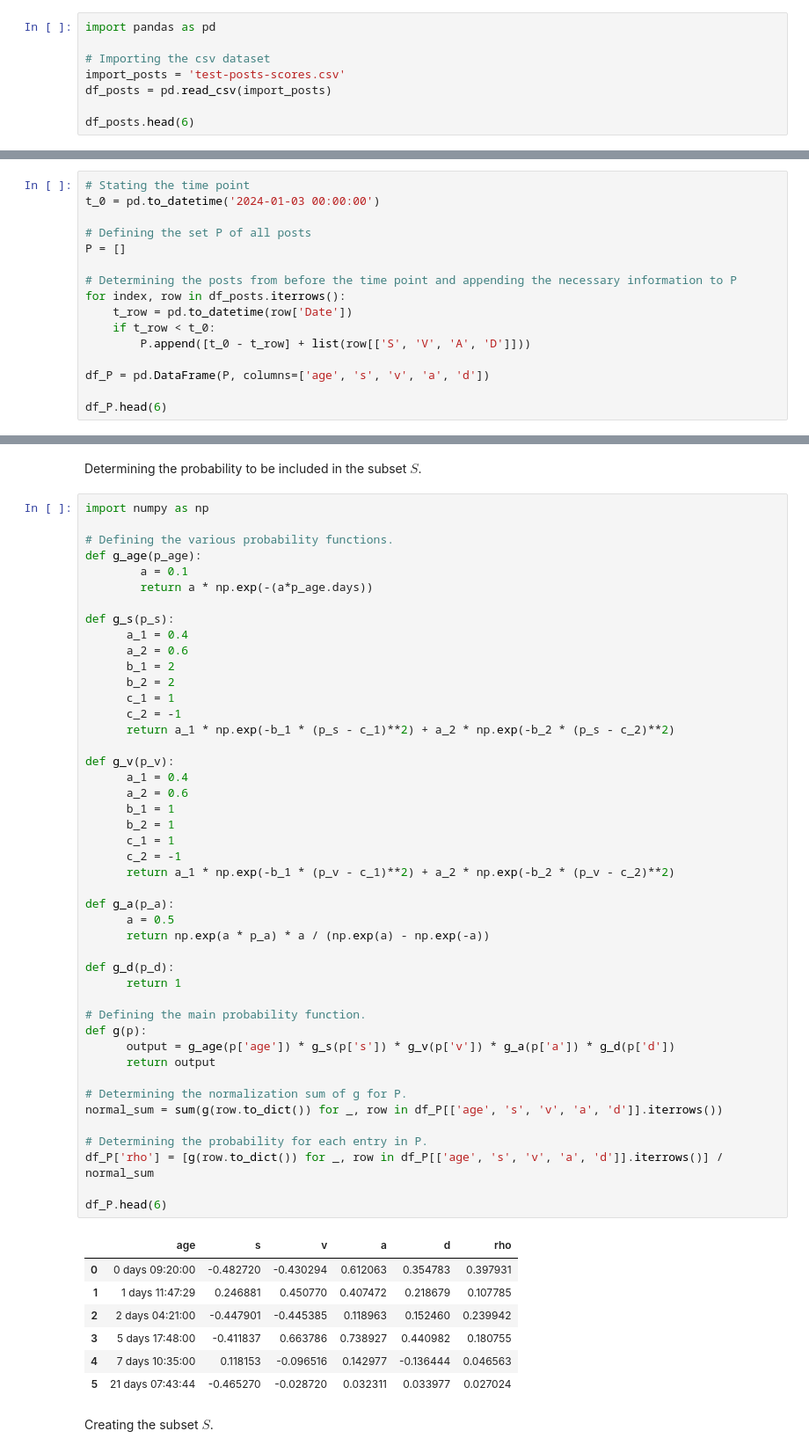
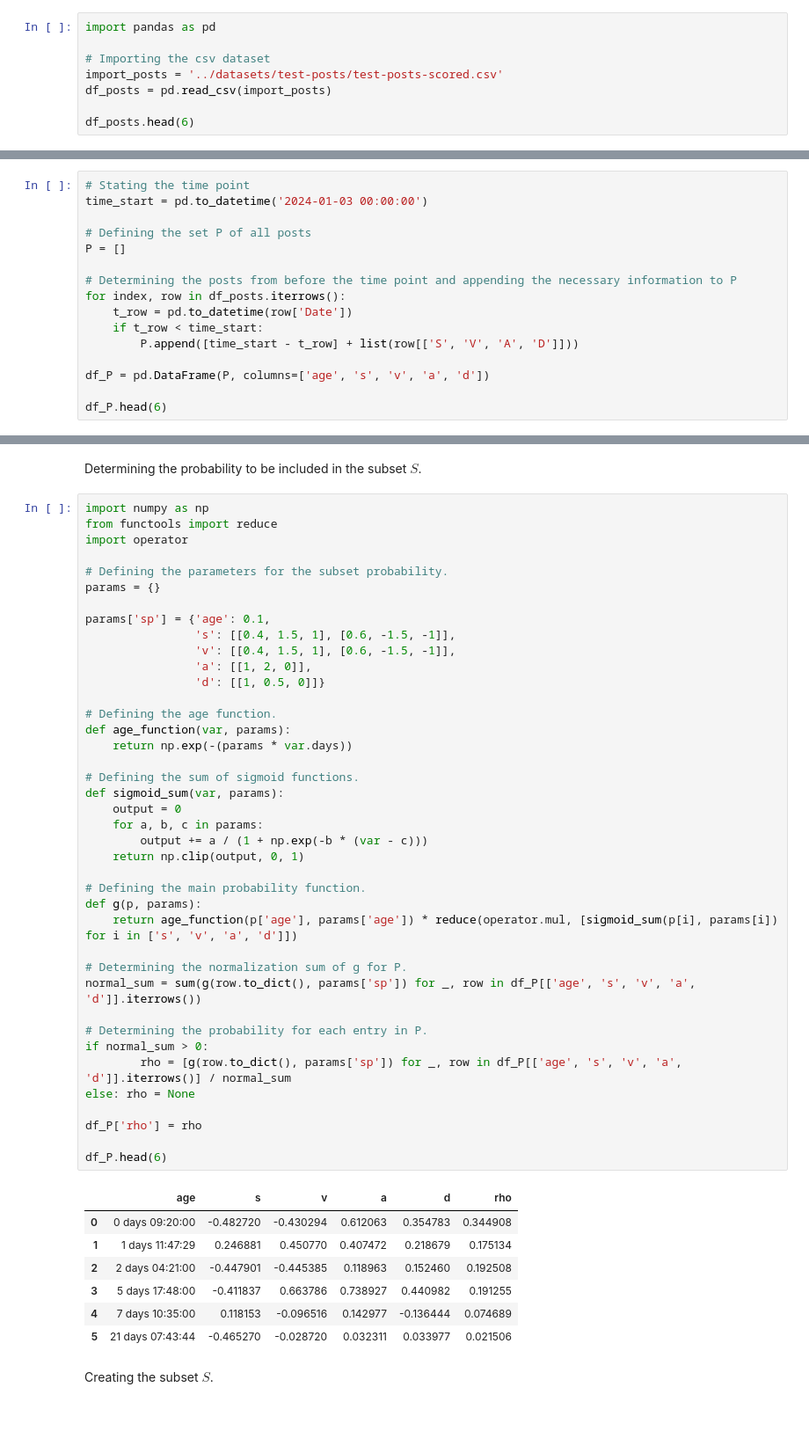
Before and after one commit to lucbijl/sociophysics, a Jupyter notebook: sentiment-model/sentiment-agent-model.ipynb, the cells around one changed output, grey strips where cells are left out. Shown at 88% size. Cells and saved outputs as stored; diff of their text form; blank space fills up the shorter version.

```diff
--- a/sentiment-model/sentiment-agent-model.ipynb
+++ b/sentiment-model/sentiment-agent-model.ipynb
@@ -12,7 +12,7 @@ Importing the test posts set.
 import pandas as pd
 
 # Importing the csv dataset
-import_posts = 'test-posts-scores.csv'
+import_posts = '../datasets/test-posts/test-posts-scored.csv'
 df_posts = pd.read_csv(import_posts)
 
 df_posts.head(6)
@@ -28,7 +28,7 @@ df_posts.head(6)
 Creating the set $P$ of all posts, by taking a time point $t_0$ for which the model should start.
 # %%
 # Stating the time point
-t_0 = pd.to_datetime('2024-01-03 00:00:00')
+time_start = pd.to_datetime('2024-01-03 00:00:00')
 
 # Defining the set P of all posts
 P = []
@@ -36,8 +36,8 @@ P = []
 # Determining the posts from before the time point and appending the necessary information to P
 for index, row in df_posts.iterrows():
     t_row = pd.to_datetime(row['Date'])
-    if t_row < t_0:
-        P.append([t_0 - t_row] + list(row[['S', 'V', 'A', 'D']]))
+    if t_row < time_start:
+        P.append([time_start - t_row] + list(row[['S', 'V', 'A', 'D']]))
 
 df_P = pd.DataFrame(P, columns=['age', 's', 'v', 'a', 'd'])
 
@@ -54,57 +54,52 @@ df_P.head(6)
 Determining the probability to be included in the subset $S$.
 # %%
 import numpy as np
+from functools import reduce
+import operator
 
-# Defining the various probability functions.
-def g_age(p_age):
-        a = 0.1
-        return a * np.exp(-(a*p_age.days))
+# Defining the parameters for the subset probability.
+params = {}
 
-def g_s(p_s):
-      a_1 = 0.4
-      a_2 = 0.6
-      b_1 = 2
-      b_2 = 2
-      c_1 = 1
-      c_2 = -1
-      return a_1 * np.exp(-b_1 * (p_s - c_1)**2) + a_2 * np.exp(-b_2 * (p_s - c_2)**2)
+params['sp'] = {'age': 0.1,
+                's': [[0.4, 1.5, 1], [0.6, -1.5, -1]],
+                'v': [[0.4, 1.5, 1], [0.6, -1.5, -1]],
+                'a': [[1, 2, 0]],
+                'd': [[1, 0.5, 0]]}
 
-def g_v(p_v):
-      a_1 = 0.4
-      a_2 = 0.6
-      b_1 = 1
-      b_2 = 1
-      c_1 = 1
-      c_2 = -1
-      return a_1 * np.exp(-b_1 * (p_v - c_1)**2) + a_2 * np.exp(-b_2 * (p_v - c_2)**2)
+# Defining the age function.
+def age_function(var, params):
+    return np.exp(-(params * var.days))
 
-def g_a(p_a):
-      a = 0.5
-      return np.exp(a * p_a) * a / (np.exp(a) - np.exp(-a))
-
-def g_d(p_d):
-      return 1
+# Defining the sum of sigmoid functions.
+def sigmoid_sum(var, params):
+    output = 0
+    for a, b, c in params:
+        output += a / (1 + np.exp(-b * (var - c)))
+    return np.clip(output, 0, 1)
 
 # Defining the main probability function.
-def g(p):
-      output = g_age(p['age']) * g_s(p['s']) * g_v(p['v']) * g_a(p['a']) * g_d(p['d'])
-      return output
+def g(p, params):
+    return age_function(p['age'], params['age']) * reduce(operator.mul, [sigmoid_sum(p[i], params[i]) for i in ['s', 'v', 'a', 'd']])
 
 # Determining the normalization sum of g for P.
-normal_sum = sum(g(row.to_dict()) for _, row in df_P[['age', 's', 'v', 'a', 'd']].iterrows())
+normal_sum = sum(g(row.to_dict(), params['sp']) for _, row in df_P[['age', 's', 'v', 'a', 'd']].iterrows())
 
 # Determining the probability for each entry in P.
-df_P['rho'] = [g(row.to_dict()) for _, row in df_P[['age', 's', 'v', 'a', 'd']].iterrows()] / normal_sum
+if normal_sum > 0:
+        rho = [g(row.to_dict(), params['sp']) for _, row in df_P[['age', 's', 'v', 'a', 'd']].iterrows()] / normal_sum
+else: rho = None
+
+df_P['rho'] = rho
 
 df_P.head(6)
 # %% [output]
 |  | age | s | v | a | d | rho |
-| 0 | 0 days 09:20:00 | -0.482720 | -0.430294 | 0.612063 | 0.354783 | 0.397931 |
-| 1 | 1 days 11:47:29 | 0.246881 | 0.450770 | 0.407472 | 0.218679 | 0.107785 |
-| 2 | 2 days 04:21:00 | -0.447901 | -0.445385 | 0.118963 | 0.152460 | 0.239942 |
-| 3 | 5 days 17:48:00 | -0.411837 | 0.663786 | 0.738927 | 0.440982 | 0.180755 |
-| 4 | 7 days 10:35:00 | 0.118153 | -0.096516 | 0.142977 | -0.136444 | 0.046563 |
-| 5 | 21 days 07:43:44 | -0.465270 | -0.028720 | 0.032311 | 0.033977 | 0.027024 |
+| 0 | 0 days 09:20:00 | -0.482720 | -0.430294 | 0.612063 | 0.354783 | 0.344908 |
+| 1 | 1 days 11:47:29 | 0.246881 | 0.450770 | 0.407472 | 0.218679 | 0.175134 |
+| 2 | 2 days 04:21:00 | -0.447901 | -0.445385 | 0.118963 | 0.152460 | 0.192508 |
+| 3 | 5 days 17:48:00 | -0.411837 | 0.663786 | 0.738927 | 0.440982 | 0.191255 |
+| 4 | 7 days 10:35:00 | 0.118153 | -0.096516 | 0.142977 | -0.136444 | 0.074689 |
+| 5 | 21 days 07:43:44 | -0.465270 | -0.028720 | 0.032311 | 0.033977 | 0.021506 |
 # %% [markdown]
 Creating the subset $S$.
 # %%
```
Also changed, not shown: parts of 14 cells of this notebook, 13 other files.
